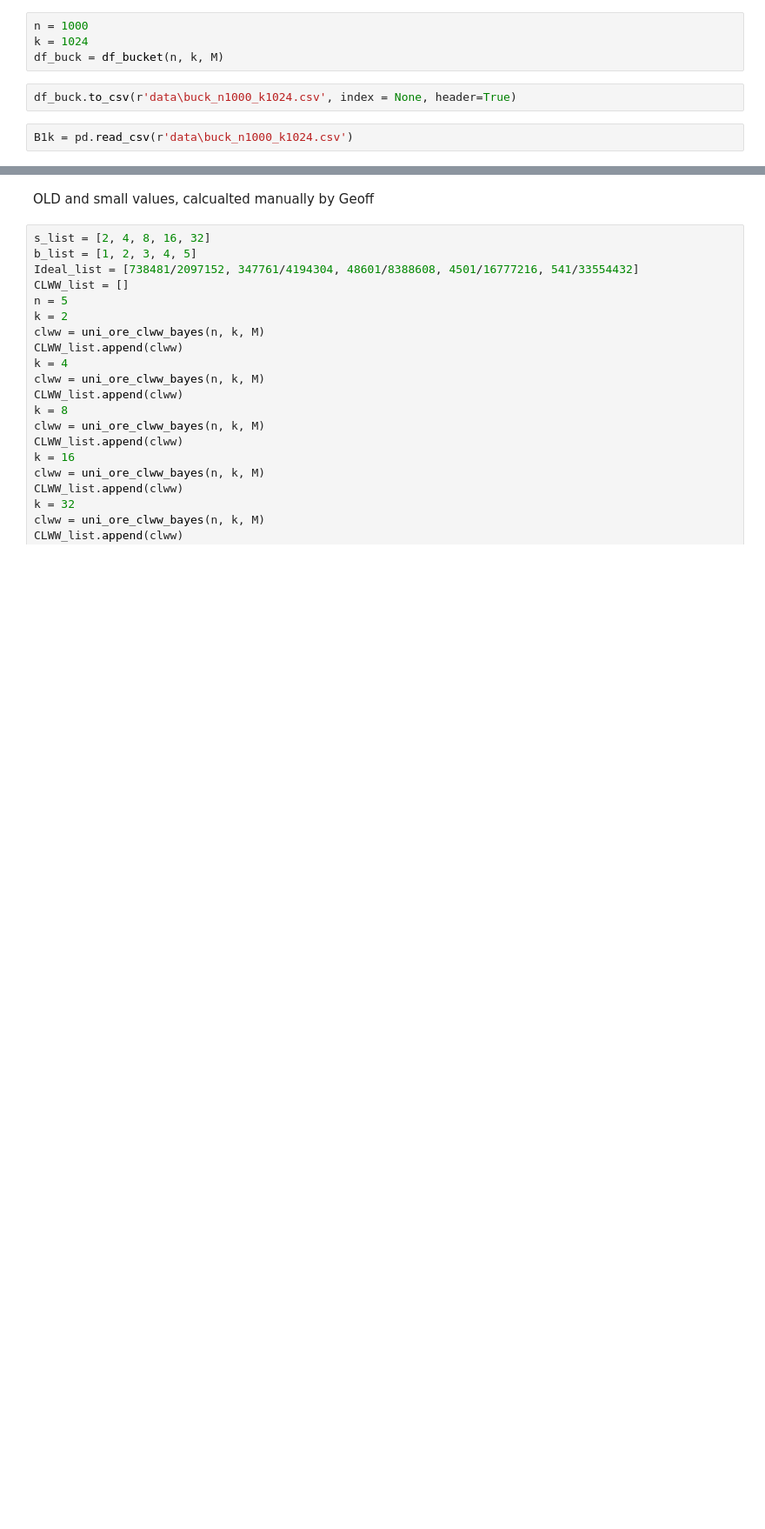
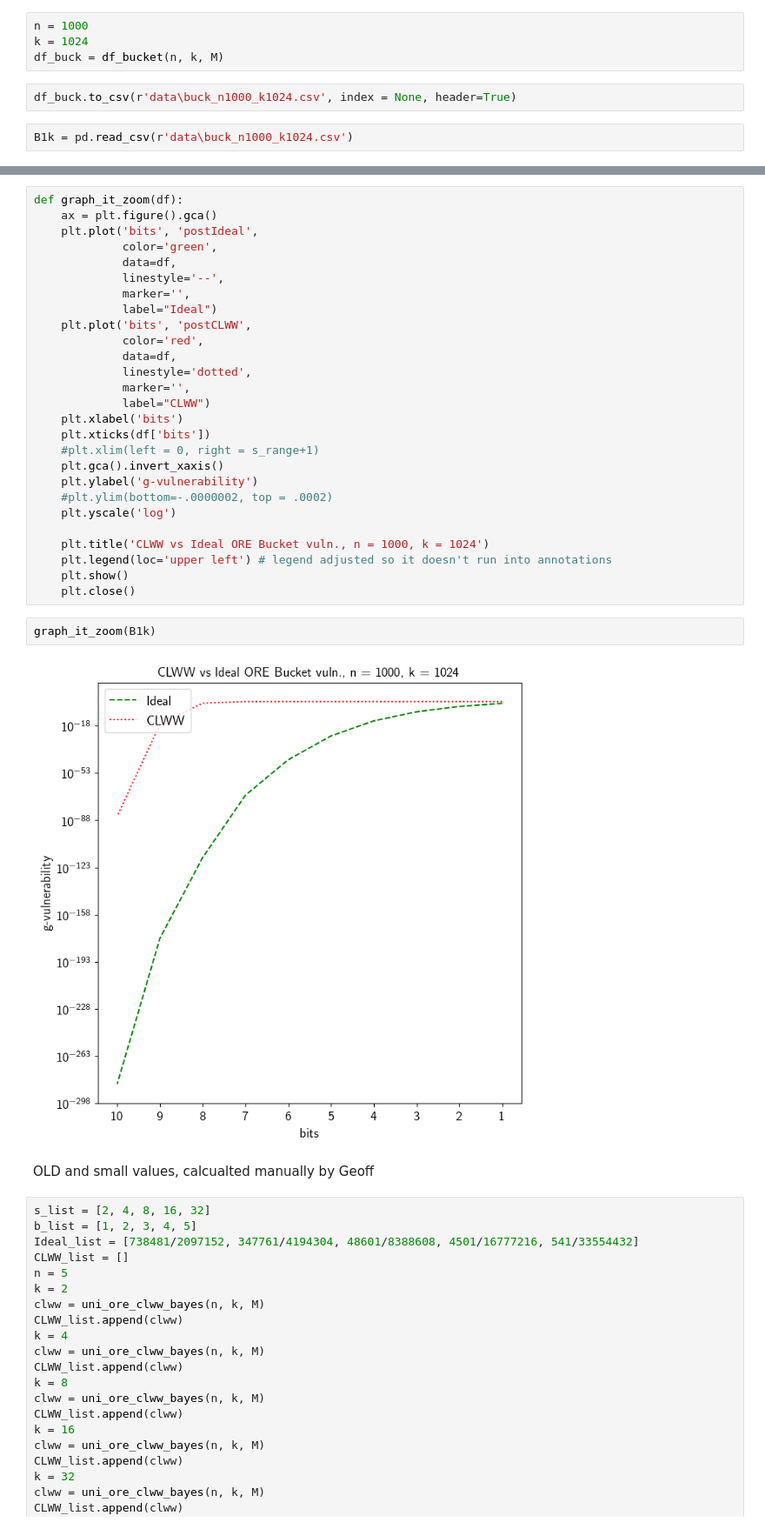
Before and after one commit to majk12/ore, a Jupyter notebook: Bucket.ipynb, the cells around one changed output, grey strips where cells are left out. Shown at 87% size. Cells and saved outputs as stored; diff of their text form; blank space fills up the shorter version.

```diff
--- a/Bucket.ipynb
+++ b/Bucket.ipynb
@@ -199,3 +199,34 @@ graph_it_bucket(df_buck)
+# %%
+def graph_it_zoom(df):
+    ax = plt.figure().gca()
+    plt.plot('bits', 'postIdeal',
+             color='green',
+             data=df,
+             linestyle='--',
+             marker='',
+             label="Ideal")
+    plt.plot('bits', 'postCLWW',
+             color='red',
+             data=df,
+             linestyle='dotted',
+             marker='',
+             label="CLWW")
+    plt.xlabel('bits')
+    plt.xticks(df['bits'])
+    #plt.xlim(left = 0, right = s_range+1)
+    plt.gca().invert_xaxis()
+    plt.ylabel('g-vulnerability')
+    #plt.ylim(bottom=-.0000002, top = .0002)
+    plt.yscale('log')
+
+    plt.title('CLWW vs Ideal ORE Bucket vuln., n = 1000, k = 1024')
+    plt.legend(loc='upper left') # legend adjusted so it doesn't run into annotations
+    plt.show()
+    plt.close()
+# %%
+graph_it_zoom(B1k)
+# %% [output]
+[figure, added]
 # %% [markdown]
 OLD  and small values, calcualted manually by Geoff
 # %%
```
Also changed, not shown: parts of 4 cells of this notebook.
